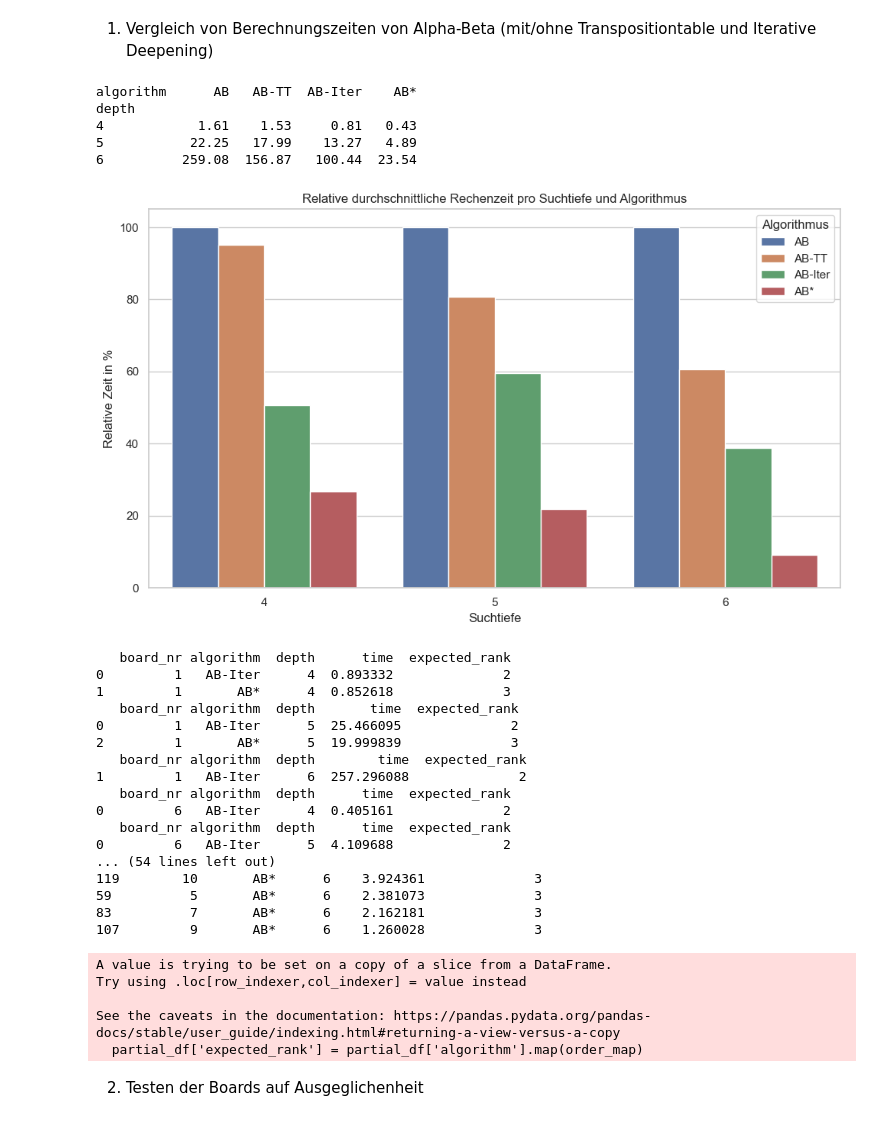
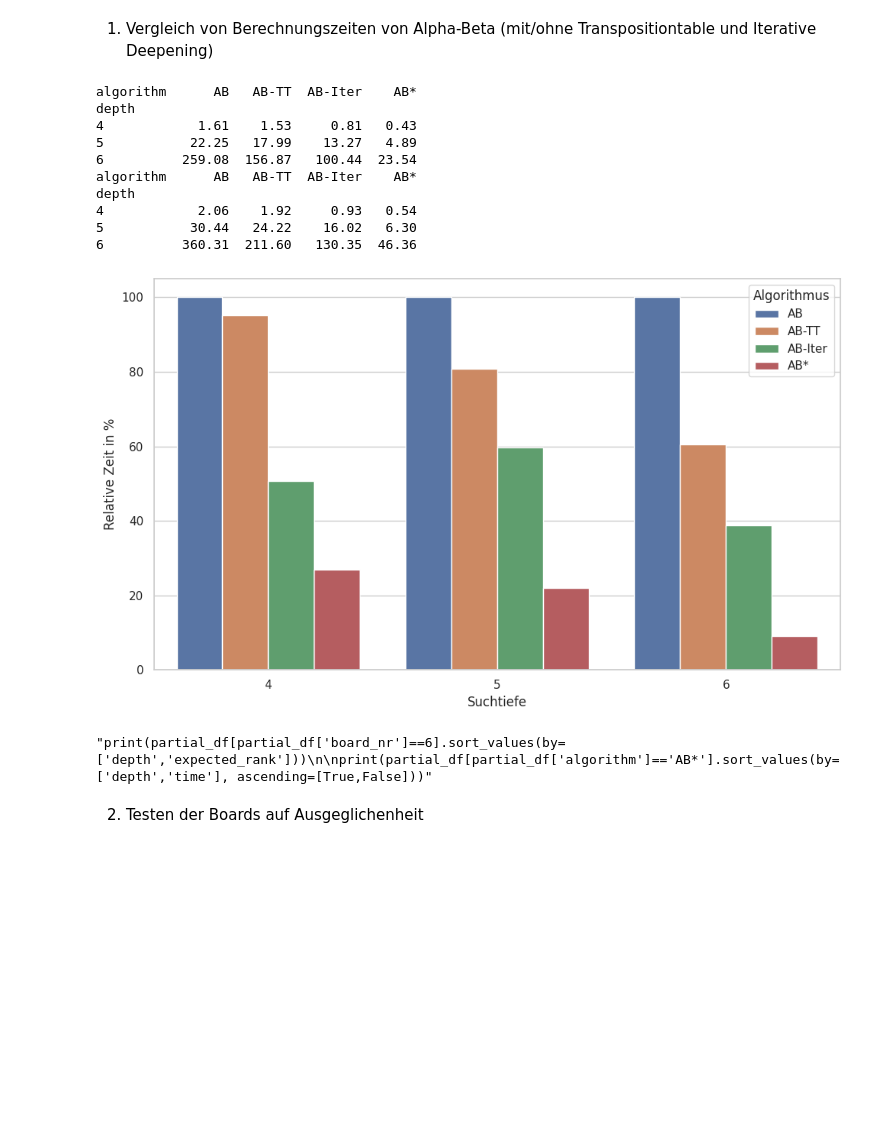
Before and after one commit to l3yd/bachelorarbeit, a Jupyter notebook: experiments.ipynb, the cells around one changed output. Cells and saved outputs as stored; diff of their text form; code cells hidden in the pictures; blank space fills up the shorter version.

Commit message:
plotten der ergebnisse für die bestimmung der zu untersuchenden algorithmen

```diff
--- a/experiments.ipynb
+++ b/experiments.ipynb
@@ -137,73 +137,59 @@ def get_algorithm(row):
 
 df['algorithm'] = df.apply(get_algorithm, axis=1)
 
-summary = df.groupby(['algorithm', 'depth'])['time'].mean().reset_index()
+summary = df.groupby(['algorithm', 'depth'])['time'].agg(['mean','std']).reset_index()
 
 order = ['AB', 'AB-TT', 'AB-Iter', 'AB*']
 
-table = summary.pivot(index='depth', columns='algorithm', values='time').round(2).reindex(columns=order)
-print(table)
+table_mean = summary.pivot(index='depth', columns='algorithm', values='mean').round(2).reindex(columns=order)
+print(table_mean)
+table_std = summary.pivot(index='depth', columns='algorithm', values='std').round(2).reindex(columns=order)
+print(table_std)
 
-max_time_per_depth = summary.groupby(['depth'])['time'].max().rename('max_time')
+max_time_per_depth = summary.groupby(['depth'])['mean'].max().rename('max_time')
 summary_with_max = summary.merge(max_time_per_depth, on='depth', how='left')
-summary_with_max['relative_time'] = summary_with_max['time'] / summary_with_max['max_time'] * 100
+summary_with_max['relative_time'] = summary_with_max['mean'] / summary_with_max['max_time'] * 100
 
 sns.set_theme(style="whitegrid")
 plt.figure(figsize=(10, 6))
 sns.barplot(data=summary_with_max, x='depth', y='relative_time', hue='algorithm', hue_order=order)
-plt.title("Relative durchschnittliche Rechenzeit pro Suchtiefe und Algorithmus")
+#plt.title("Relative durchschnittliche Rechenzeit pro Suchtiefe und Algorithmus")
 plt.ylabel("Relative Zeit in %")
 plt.xlabel("Suchtiefe")
 plt.legend(title="Algorithmus")
 plt.tight_layout()
 plt.show()
 
-partial_df = df[['board_nr','algorithm','depth','time']]
+"""partial_df = df[['board_nr','algorithm','depth','time']]
 
 order_map = {alg: i for i, alg in enumerate(order)}
 partial_df['expected_rank'] = partial_df['algorithm'].map(order_map)
 
 for i in range(1, len(boards)+1):
     board_df = partial_df[partial_df['board_nr']==i]
     for d in range(4,7):
         depth_df = board_df[board_df['depth']==d]
         time_df = depth_df.sort_values('time',ascending=False).reset_index(drop=True)
         wrong_order = time_df[time_df.index < time_df['expected_rank']]
         if not wrong_order.empty:
-            print(wrong_order)
+            print(wrong_order)"""
 
-print(partial_df[partial_df['board_nr']==6].sort_values(by=['depth','expected_rank']))
+"""print(partial_df[partial_df['board_nr']==6].sort_values(by=['depth','expected_rank']))
 
-print(partial_df[partial_df['algorithm']=='AB*'].sort_values(by=['depth','time'], ascending=[True,False]))
+print(partial_df[partial_df['algorithm']=='AB*'].sort_values(by=['depth','time'], ascending=[True,False]))"""
 # %% [output]
 algorithm      AB   AB-TT  AB-Iter    AB*
 depth
 4            1.61    1.53     0.81   0.43
 5           22.25   17.99    13.27   4.89
 6          259.08  156.87   100.44  23.54
+algorithm      AB   AB-TT  AB-Iter    AB*
+depth
+4            2.06    1.92     0.93   0.54
+5           30.44   24.22    16.02   6.30
+6          360.31  211.60   130.35  46.36
-[figure, old version]
+[figure, new version]
-   board_nr algorithm  depth      time  expected_rank
-0         1   AB-Iter      4  0.893332              2
-1         1       AB*      4  0.852618              3
-   board_nr algorithm  depth       time  expected_rank
-0         1   AB-Iter      5  25.466095              2
-2         1       AB*      5  19.999839              3
-   board_nr algorithm  depth        time  expected_rank
-1         1   AB-Iter      6  257.296088              2
-   board_nr algorithm  depth      time  expected_rank
-0         6   AB-Iter      4  0.405161              2
-   board_nr algorithm  depth      time  expected_rank
-0         6   AB-Iter      5  4.109688              2
-... (54 lines left out)
-119        10       AB*      6    3.924361              3
-59          5       AB*      6    2.381073              3
-83          7       AB*      6    2.162181              3
-107         9       AB*      6    1.260028              3
+"print(partial_df[partial_df['board_nr']==6].sort_values(by=['depth','expected_rank']))\n\nprint(partial_df[partial_df['algorithm']=='AB*'].sort_values(by=['depth','time'], ascending=[True,False]))"
-A value is trying to be set on a copy of a slice from a DataFrame.
-Try using .loc[row_indexer,col_indexer] = value instead
-
-See the caveats in the documentation: https://pandas.pydata.org/pandas-docs/stable/user_guide/indexing.html#returning-a-view-versus-a-copy
-  partial_df['expected_rank'] = partial_df['algorithm'].map(order_map)
 # %% [markdown]
 2. Testen der Boards auf Ausgeglichenheit
 # %%
```
Also changed, not shown: parts of 5 cells of this notebook, 7 other files.
